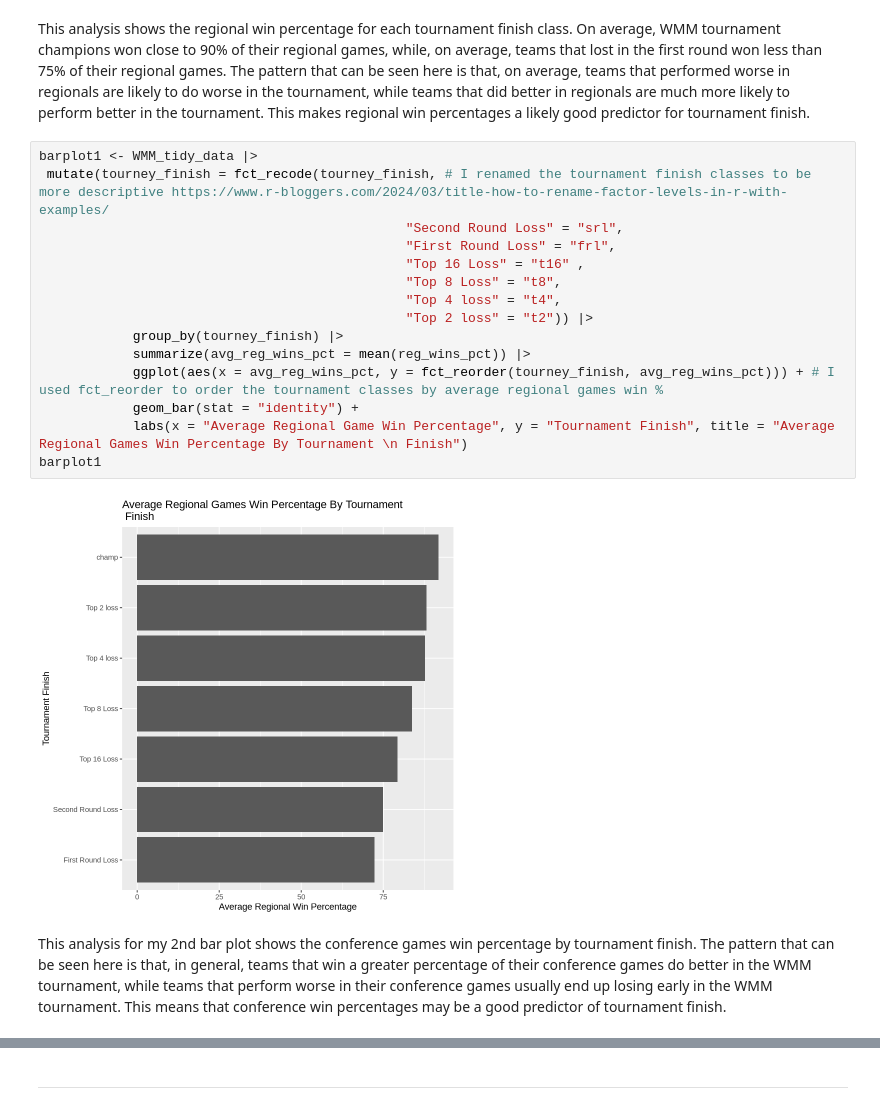
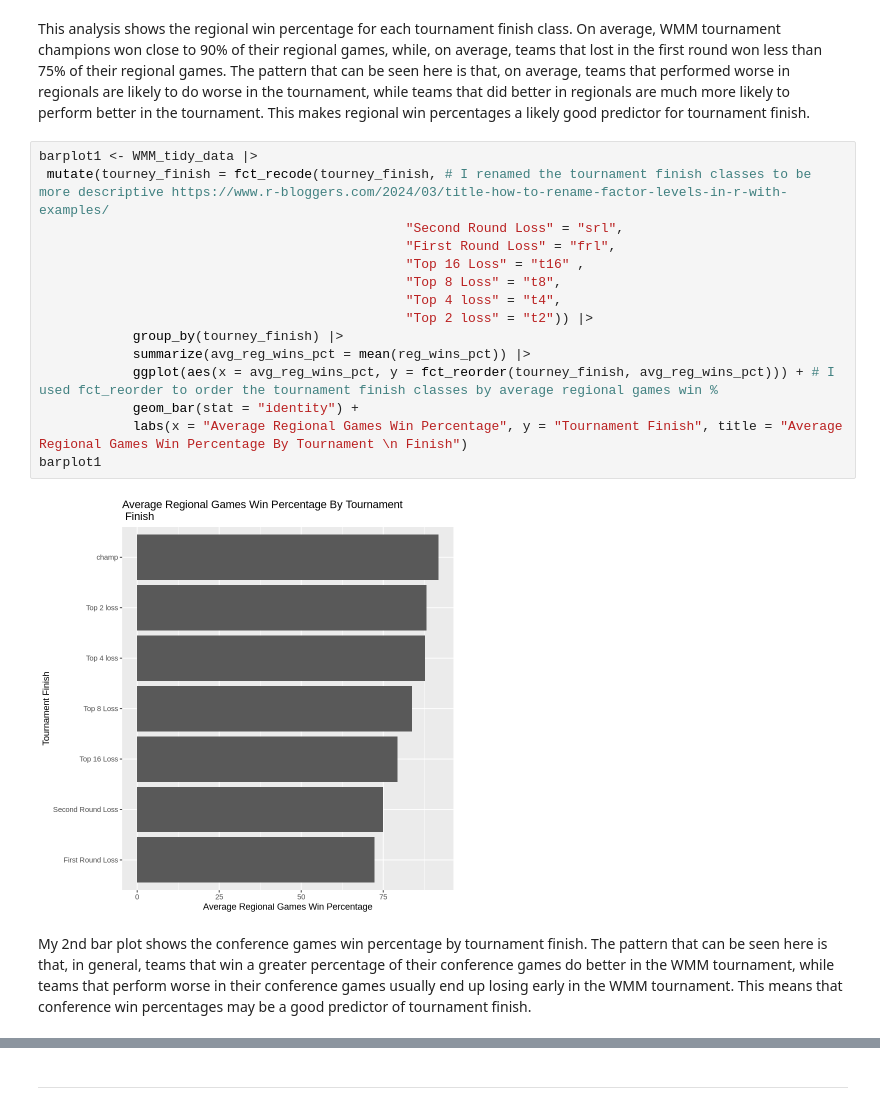
Before and after one commit to naraner/dsci-100-project-narane-ramprasad, a Jupyter notebook: dsci-100-project-notebook.ipynb, the cells around one changed output, grey strips where cells are left out. Saved outputs shown, nothing was run; the diff lists cells and outputs as text.

```diff
--- a/dsci-100-project-notebook.ipynb
+++ b/dsci-100-project-notebook.ipynb
@@ -449,22 +449,22 @@ This analysis shows the regional win percentage for each tournament finish class
 # %%
 barplot1 <- WMM_tidy_data |>
  mutate(tourney_finish = fct_recode(tourney_finish, # I renamed the tournament finish classes to be more descriptive https://www.r-bloggers.com/2024/03/title-how-to-rename-factor-levels-in-r-with-examples/
                                                "Second Round Loss" = "srl",
                                                "First Round Loss" = "frl",
                                                "Top 16 Loss" = "t16" ,
                                                "Top 8 Loss" = "t8",
                                                "Top 4 loss" = "t4",
                                                "Top 2 loss" = "t2")) |>
             group_by(tourney_finish) |>
             summarize(avg_reg_wins_pct = mean(reg_wins_pct)) |>
-            ggplot(aes(x = avg_reg_wins_pct, y = fct_reorder(tourney_finish, avg_reg_wins_pct))) + # I used fct_reorder to order the tournament classes by average regional games win %
+            ggplot(aes(x = avg_reg_wins_pct, y = fct_reorder(tourney_finish, avg_reg_wins_pct))) + # I used fct_reorder to order the tournament finish classes by average regional games win %
             geom_bar(stat = "identity") +
-            labs(x = "Average Regional Game Win Percentage", y = "Tournament Finish", title = "Average Regional Games Win Percentage By Tournament \n Finish")
+            labs(x = "Average Regional Games Win Percentage", y = "Tournament Finish", title = "Average Regional Games Win Percentage By Tournament \n Finish")
 barplot1
 # %% [output]
-[figure, old version]
+[figure, new version]
 # %% [markdown]
-This analysis for my 2nd bar plot shows the conference games win percentage by tournament finish. The pattern that can be seen here is that, in general, teams that win a greater percentage of their conference games do better in the WMM tournament, while teams that perform worse in their conference games usually end up losing early in the WMM tournament. This means that conference win percentages may be a good predictor of tournament finish.
+My 2nd bar plot shows the conference games win percentage by tournament finish. The pattern that can be seen here is that, in general, teams that win a greater percentage of their conference games do better in the WMM tournament, while teams that perform worse in their conference games usually end up losing early in the WMM tournament. This means that conference win percentages may be a good predictor of tournament finish.
 # %%
 barplot2 <- WMM_tidy_data |>
  mutate(tourney_finish = fct_recode(tourney_finish, # I renamed the tournament finish classes to be more descriptive https://www.r-bloggers.com/2024/03/title-how-to-rename-factor-levels-in-r-with-examples/
```
Also changed, not shown: parts of 3 cells of this notebook.
